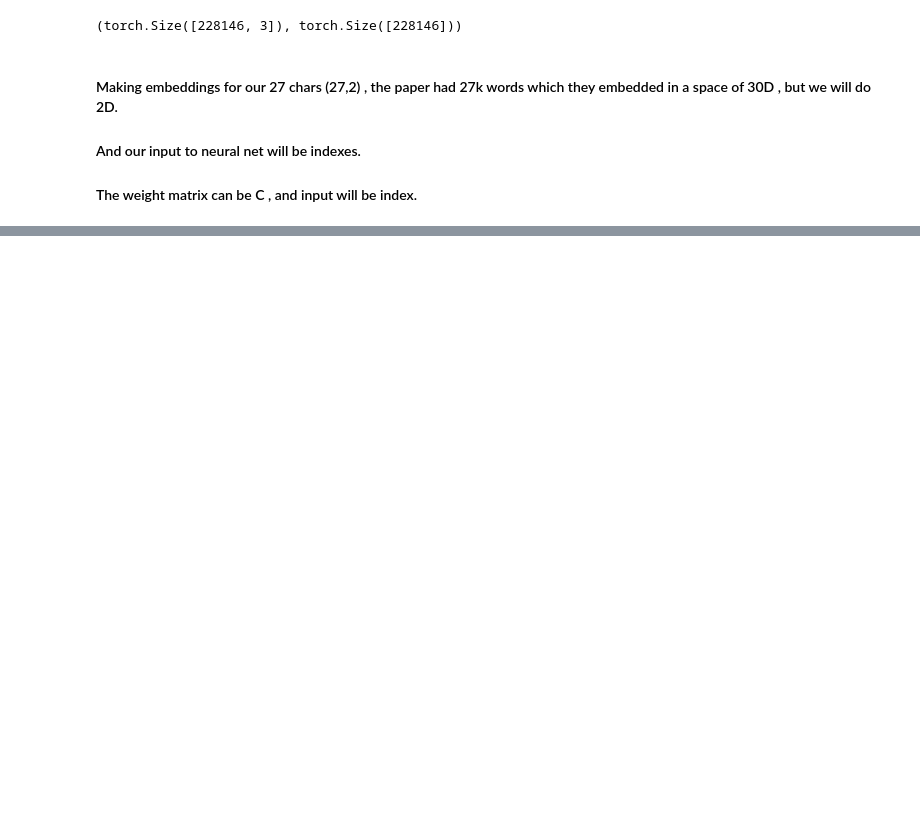
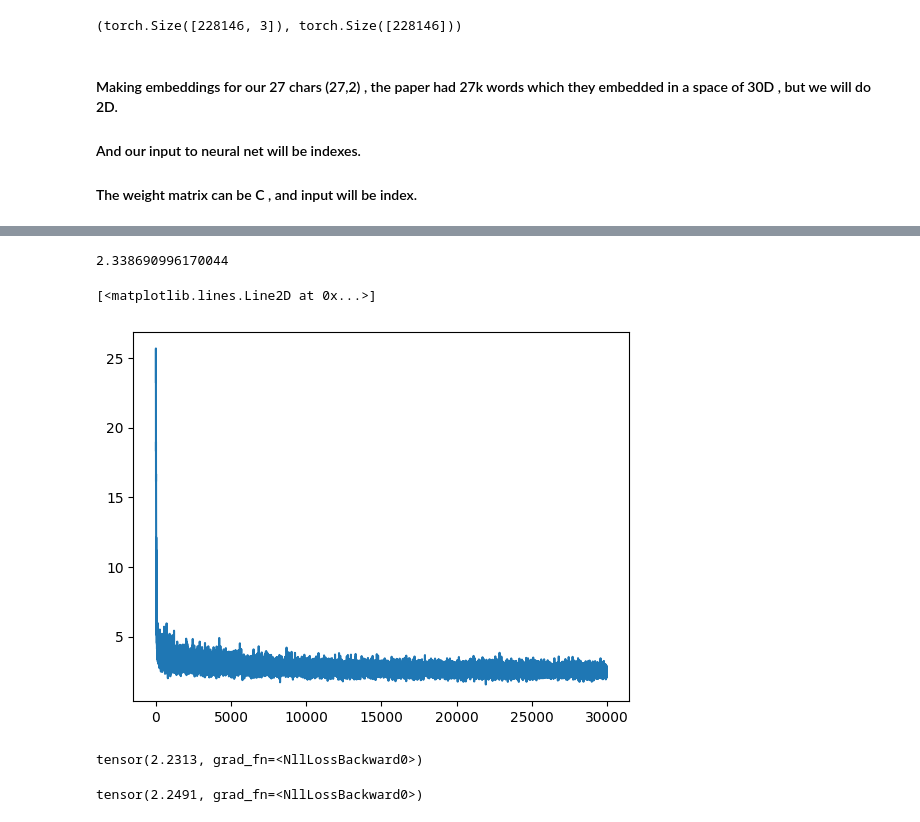
Before and after one commit to Pankaj-2003/LLMS-GPT, a Jupyter notebook: makemore_part2.ipynb, the cells around one changed output, grey strips where cells are left out. Cells and saved outputs as stored; diff of their text form; code cells hidden in the pictures; blank space fills up the shorter version.

```diff
--- a/makemore_part2.ipynb
+++ b/makemore_part2.ipynb
@@ -216,2 +116,0 @@ tensor([[ 0.5892, -0.4237],
-# %%
-ix = torch.randint(0 , X.shape[0] , (32,))
@@ -254,0 +148,65 @@ tensor([[ 0.5892, -0.4237],
+# %%
+
+# training neural net
+lri = []
+lossi = []
+stepi  = []
+# forward pass
+for p in parameters:
+  p.requires_grad = True
+
+for k in range(30000):
+  # minibatch
+  ix = torch.randint(0, Xtr.shape[0], (32,))
+  X_b = Xtr[ix]
+  Y_b = Ytr[ix]
+  # forward pass
+  emb_x = C[X_b]  # (32, 3 , 2)
+  h = torch.tanh(emb_x.view(-1,6) @ W1 + b1)   # (32,100)
+
+  logits = h @ W2 + b2   # (32,27)
+  loss = F.cross_entropy(logits, Y_b)
+  # print(loss.item())
+
+  # backward pass
+  for p in parameters:
+    p.grad = None
+
+  loss.backward()
+  # lr = lrs[k]
+  lr = 0.01
+  # update
+  for p in parameters:
+    p.data += -lr * p.grad
+  # track
+  # lri.append(lre[k])
+
+  lossi.append(loss.item())
+  stepi.append(k)
+
+print(loss.item())
+# %% [output]
+2.338690996170044
+# %%
+
+plt.plot(stepi , lossi)
+# %% [output]
+[<matplotlib.lines.Line2D at 0x...>]
+[figure, added]
+# %%
+# training split for parameters w and b , validation split  this for hyperparameters  , test split
+emb = C[Xtr] # (32, 3, 2)
+h = torch.tanh(emb.view(-1, 6) @ W1 + b1) # (32, 100)
+logits = h @ W2 + b2 # (32, 27)
+loss = F.cross_entropy(logits, Ytr)
+loss
+# %% [output]
+tensor(2.2313, grad_fn=<NllLossBackward0>)
+# %%
+emb = C[Xdev] # (32, 3, 2)
+h = torch.tanh(emb.view(-1, 6) @ W1 + b1) # (32, 100)
+logits = h @ W2 + b2 # (32, 27)
+loss = F.cross_entropy(logits, Ydev)
+loss
+# %% [output]
+tensor(2.2491, grad_fn=<NllLossBackward0>)
```
Also changed, not shown: parts of 26 cells of this notebook.
